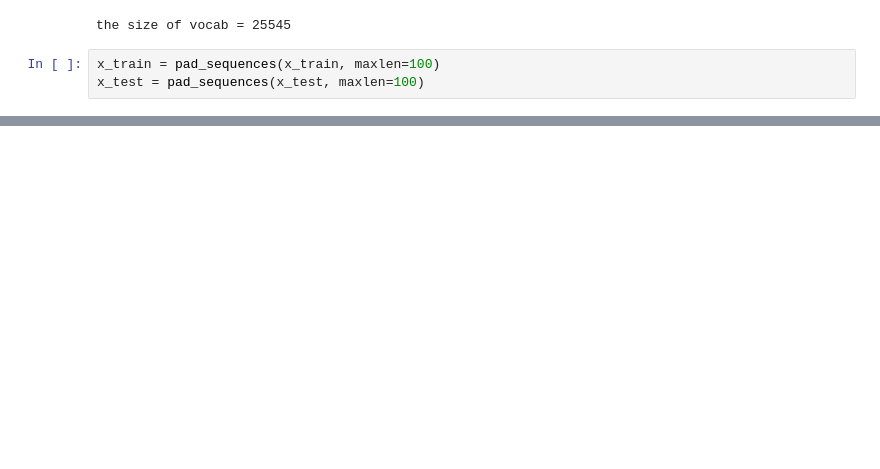
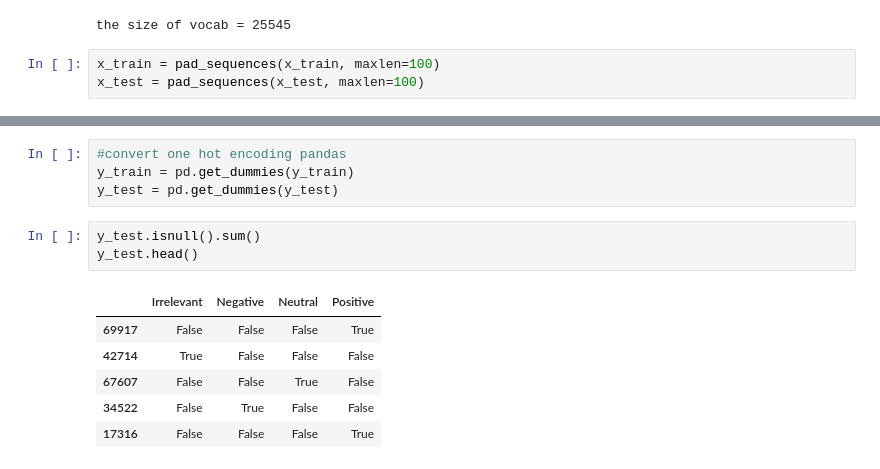
Before and after one commit to KanishkThamman/LSTMSentimental, a Jupyter notebook: Copy_of_LSTMSentimental_analysis.ipynb, the cells around one changed output, grey strips where cells are left out. Drawn from its saved outputs; the diff is of its cells as text; blank space fills up the shorter version.

```diff
--- a/Copy_of_LSTMSentimental_analysis.ipynb
+++ b/Copy_of_LSTMSentimental_analysis.ipynb
@@ -239,0 +225,14 @@ Detected at node binary_crossentropy/Cast defined at (most recent call last):
+# %%
+#convert one hot encoding pandas
+y_train = pd.get_dummies(y_train)
+y_test = pd.get_dummies(y_test)
+# %%
+y_test.isnull().sum()
+y_test.head()
+# %% [output]
+|  | Irrelevant | Negative | Neutral | Positive |
+| 69917 | False | False | False | True |
+| 42714 | True | False | False | False |
+| 67607 | False | False | True | False |
+| 34522 | False | True | False | False |
+| 17316 | False | False | False | True |
```
Also changed, not shown: parts of 9 cells of this notebook.
